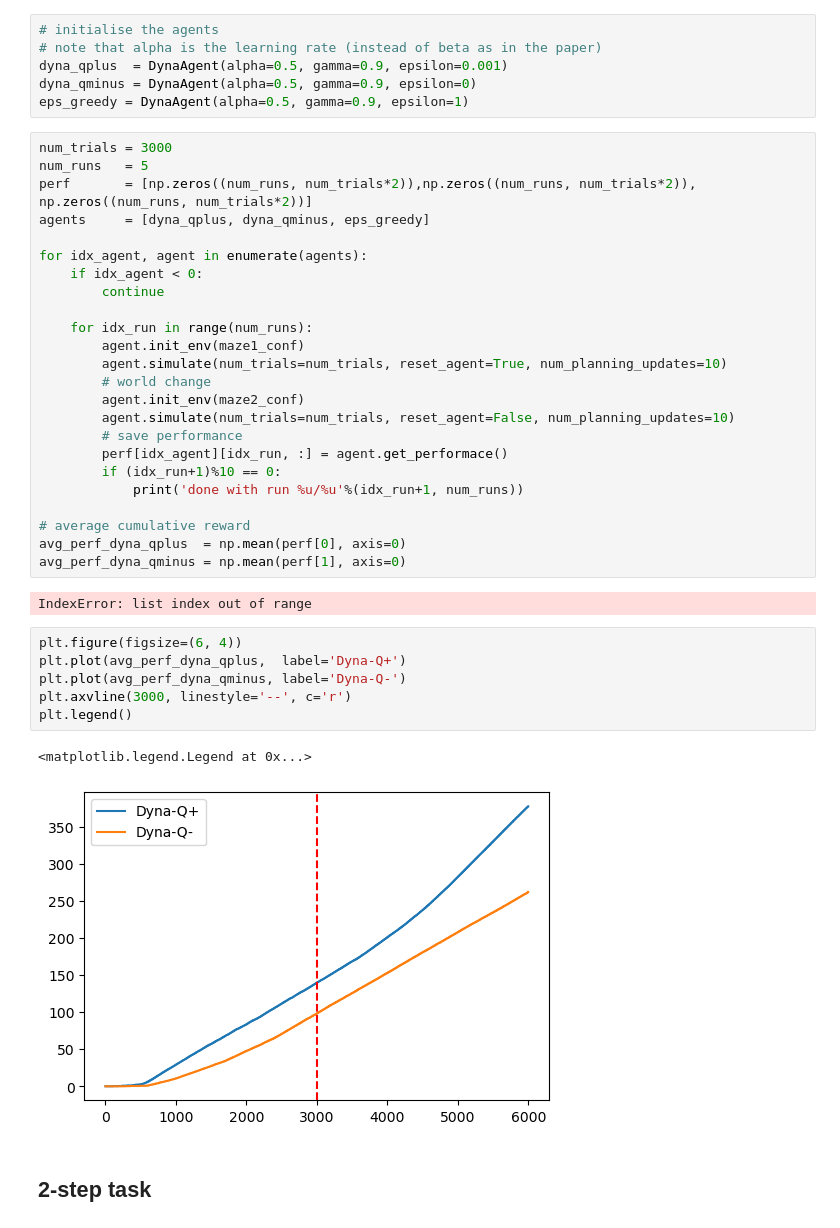
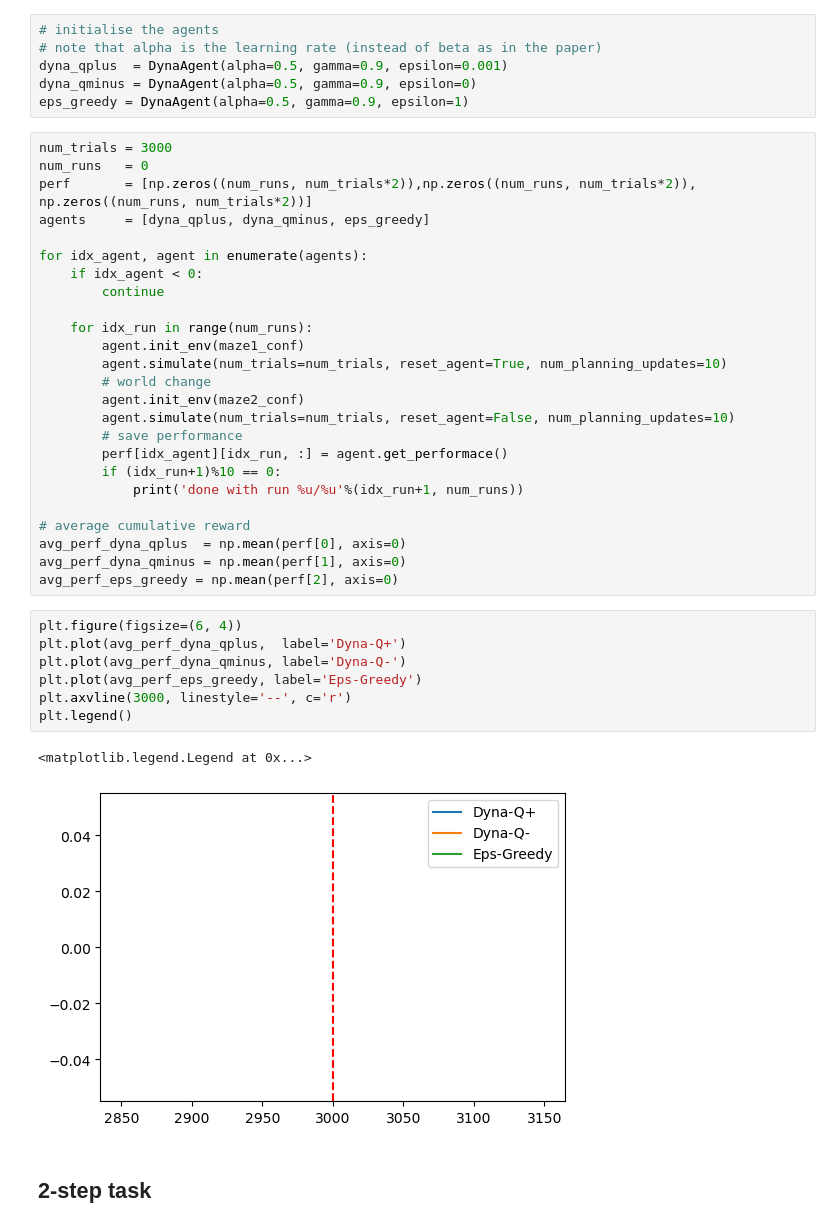
Before and after one commit to lolotta/Neural_Modeling, a Jupyter notebook: HW3/code/assignment.ipynb, the cells around one changed output. Cells and saved outputs as stored; diff of their text form.

```diff
--- a/HW3/code/assignment.ipynb
+++ b/HW3/code/assignment.ipynb
@@ -86,7 +86,7 @@ dyna_qminus = DynaAgent(alpha=0.5, gamma=0.9, epsilon=0)
 eps_greedy = DynaAgent(alpha=0.5, gamma=0.9, epsilon=1)
 # %%
 num_trials = 3000
-num_runs   = 5
+num_runs   = 0
 perf       = [np.zeros((num_runs, num_trials*2)),np.zeros((num_runs, num_trials*2)), np.zeros((num_runs, num_trials*2))]
 agents     = [dyna_qplus, dyna_qminus, eps_greedy]
 
@@ -108,17 +108,17 @@ for idx_agent, agent in enumerate(agents):
 # average cumulative reward
 avg_perf_dyna_qplus  = np.mean(perf[0], axis=0)
 avg_perf_dyna_qminus = np.mean(perf[1], axis=0)
+avg_perf_eps_greedy = np.mean(perf[2], axis=0)
-# %% [output]
-IndexError: list index out of range
 # %%
 plt.figure(figsize=(6, 4))
 plt.plot(avg_perf_dyna_qplus,  label='Dyna-Q+')
 plt.plot(avg_perf_dyna_qminus, label='Dyna-Q-')
+plt.plot(avg_perf_eps_greedy, label='Eps-Greedy')
 plt.axvline(3000, linestyle='--', c='r')
 plt.legend()
 # %% [output]
 <matplotlib.legend.Legend at 0x...>
-[figure, old version]
+[figure, new version]
 # %% [markdown]
 ## 2-step task
 # %% [markdown]
```
Also changed, not shown: parts of 1 cell of this notebook, 1 other file.
